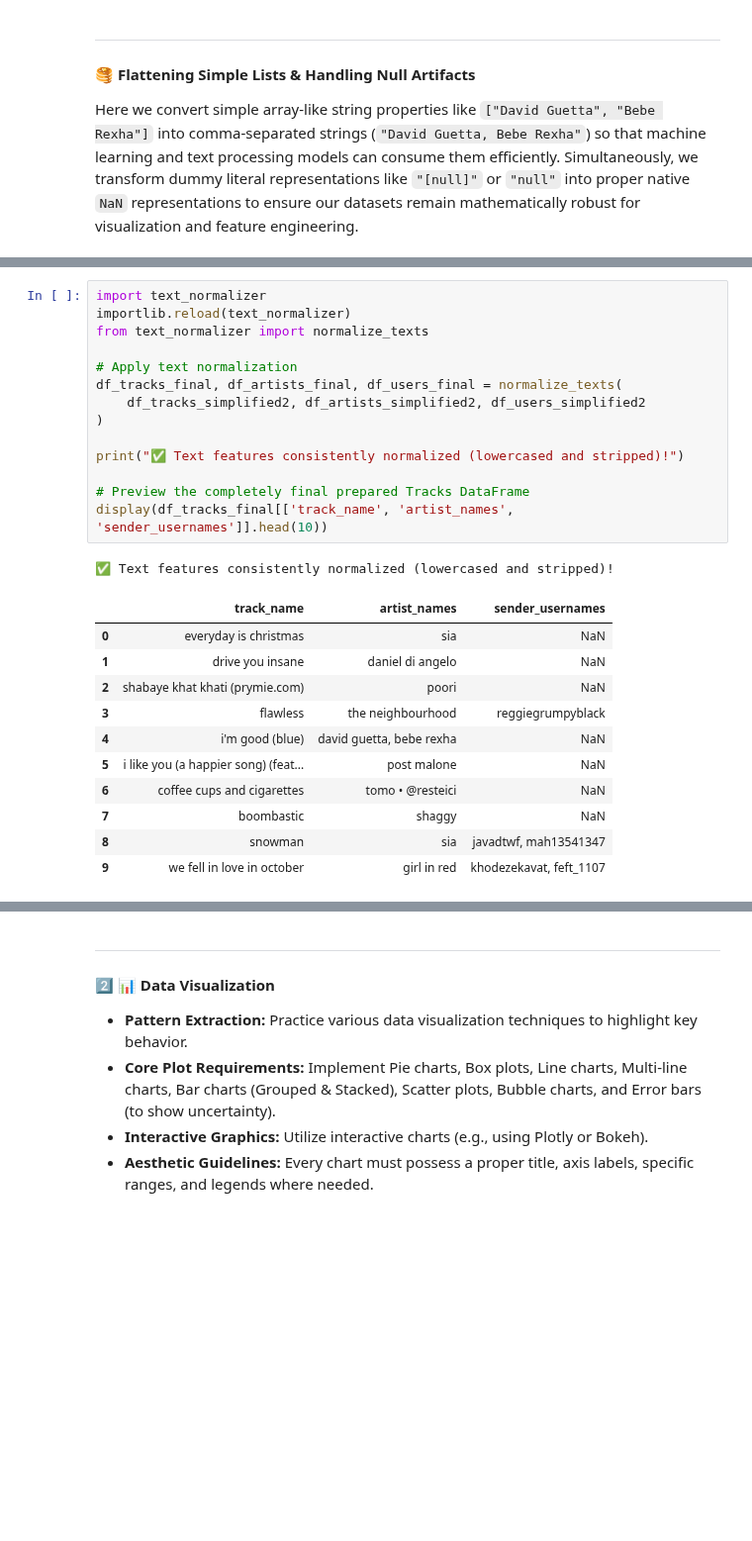
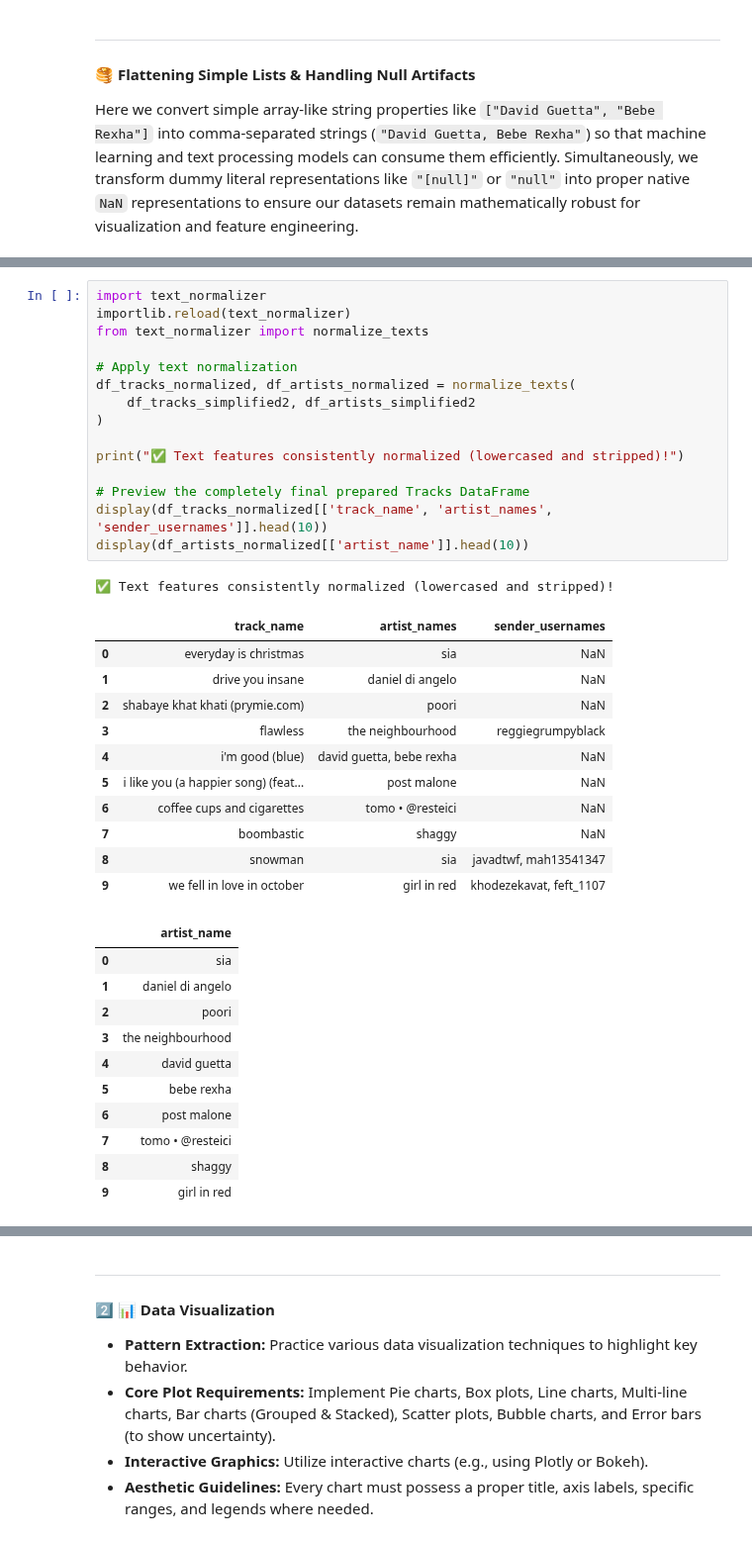
Before and after one commit to MaximumAsp66915/Applied_Data_Science_Course, a Jupyter notebook: ADS_A01/notebooks/01_Main_Analysis.ipynb, the cells around one changed output, grey strips where cells are left out. Shown at 99% size. Drawn from its saved outputs; the diff is of its cells as text; blank space fills up the shorter version.

```diff
--- a/ADS_A01/notebooks/01_Main_Analysis.ipynb
+++ b/ADS_A01/notebooks/01_Main_Analysis.ipynb
@@ -389,27 +381,39 @@ In this step, we will convert all relevant categorical string columns to **lower
 # %%
 import text_normalizer
 importlib.reload(text_normalizer)
 from text_normalizer import normalize_texts
 
 # Apply text normalization
-df_tracks_final, df_artists_final, df_users_final = normalize_texts(
-    df_tracks_simplified2, df_artists_simplified2, df_users_simplified2
+df_tracks_normalized, df_artists_normalized = normalize_texts(
+    df_tracks_simplified2, df_artists_simplified2
 )
 
 print("✅ Text features consistently normalized (lowercased and stripped)!")
 
 # Preview the completely final prepared Tracks DataFrame
-display(df_tracks_final[['track_name', 'artist_names', 'sender_usernames']].head(10))
+display(df_tracks_normalized[['track_name', 'artist_names', 'sender_usernames']].head(10))
+display(df_artists_normalized[['artist_name']].head(10))
 # %% [output]
 ✅ Text features consistently normalized (lowercased and stripped)!
 |  | track_name | artist_names | sender_usernames |
 | 0 | everyday is christmas | sia | NaN |
 | 1 | drive you insane | daniel di angelo | NaN |
 | 2 | shabaye khat khati (prymie.com) | poori | NaN |
 | 3 | flawless | the neighbourhood | reggiegrumpyblack |
 | 4 | i'm good (blue) | david guetta, bebe rexha | NaN |
 | 5 | i like you (a happier song) (feat... | post malone | NaN |
 | 6 | coffee cups and cigarettes‌ | tomo • @resteici | NaN |
 | 7 | boombastic | shaggy | NaN |
 | 8 | snowman | sia | javadtwf, mah13541347 |
 | 9 | we fell in love in october | girl in red | khodezekavat, feft_1107 |
+|  | artist_name |
+| 0 | sia |
+| 1 | daniel di angelo |
+| 2 | poori |
+| 3 | the neighbourhood |
+| 4 | david guetta |
+| 5 | bebe rexha |
+| 6 | post malone |
+| 7 | tomo • @resteici |
+| 8 | shaggy |
+| 9 | girl in red |
```
Also changed, not shown: parts of 7 cells of this notebook, 1 other file.
